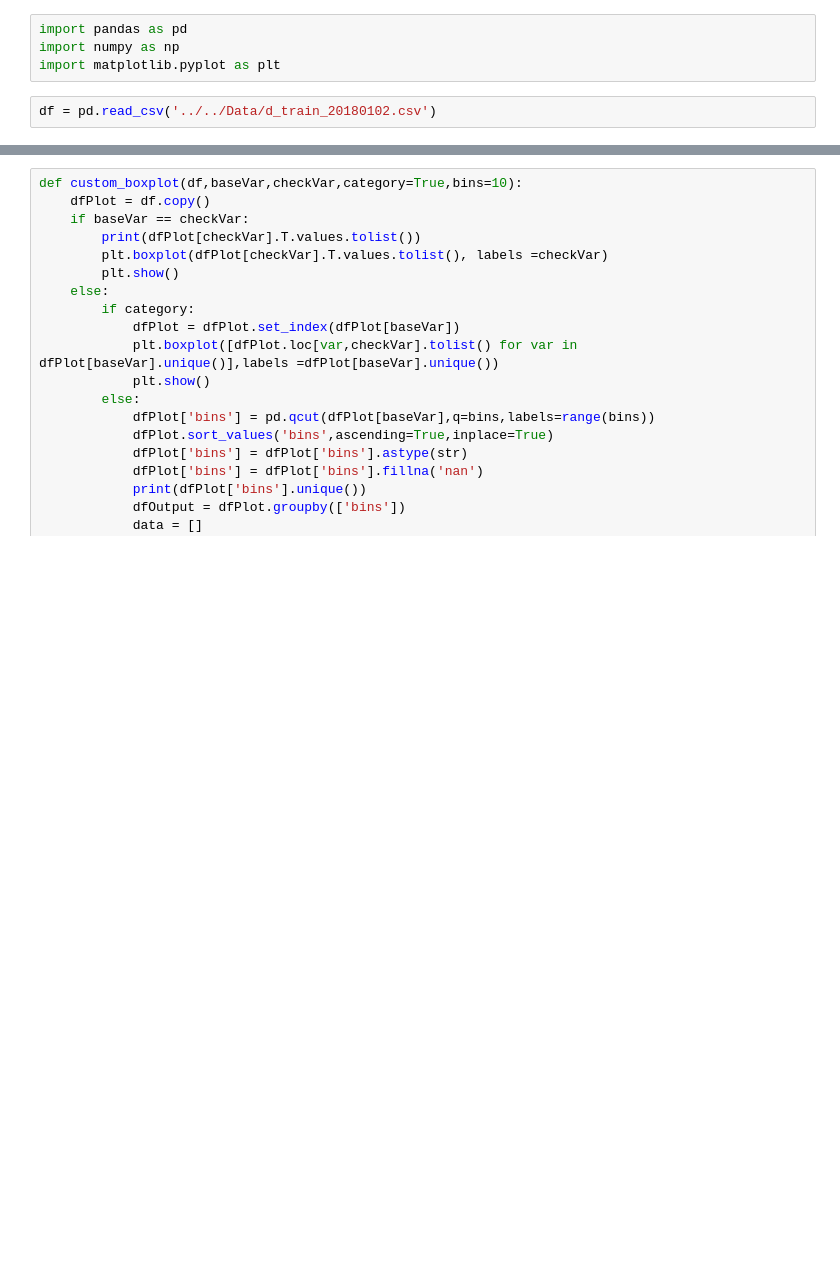
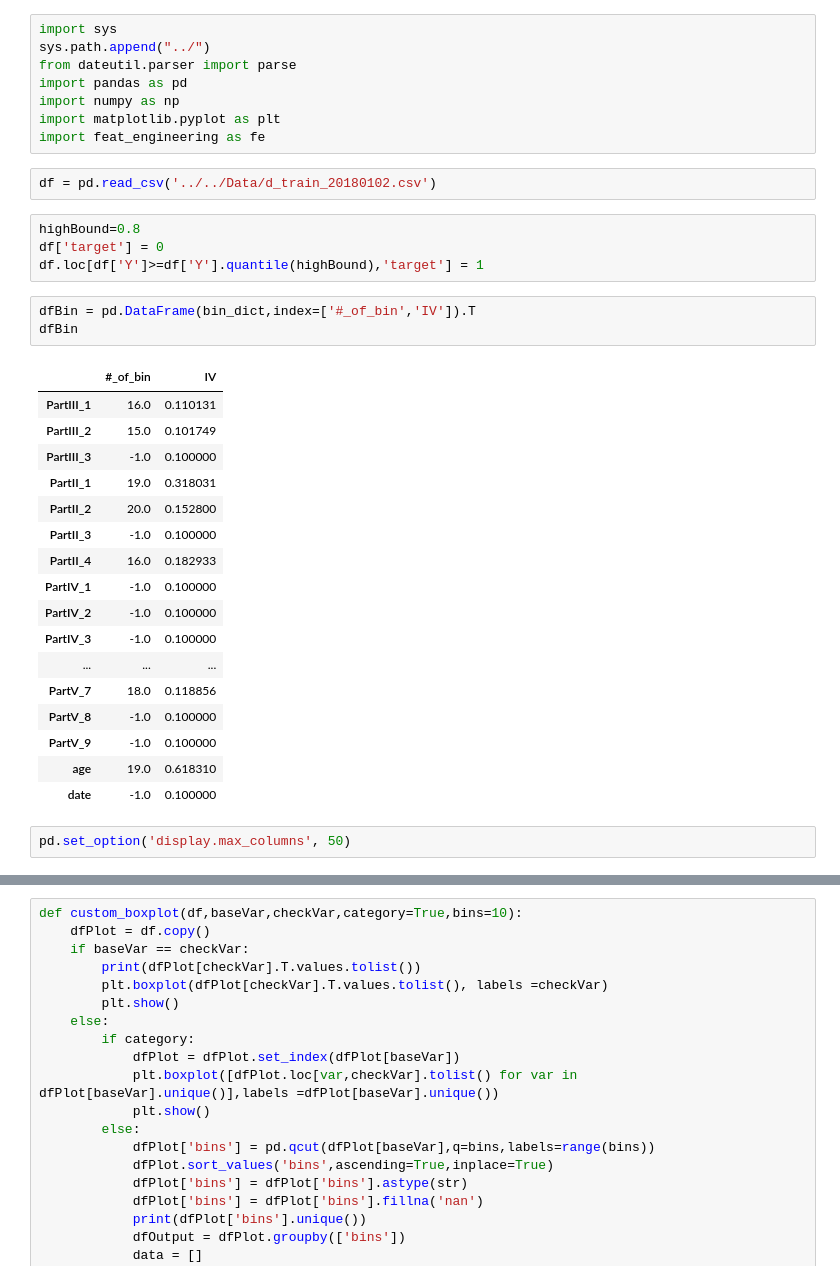
Before and after one commit to moneyml/DiabetesRisk, a Jupyter notebook: Code/Experiment/profiling.ipynb, the cells around one changed output, grey strips where cells are left out. Saved outputs shown, nothing was run; the diff lists cells and outputs as text; blank space fills up the shorter version.

```diff
--- a/Code/Experiment/profiling.ipynb
+++ b/Code/Experiment/profiling.ipynb
@@ -1,6 +1,37 @@
 # %%
+import sys
+sys.path.append("../")
+from dateutil.parser import parse
 import pandas as pd
 import numpy as np
 import matplotlib.pyplot as plt
+import feat_engineering as fe
 # %%
 df = pd.read_csv('../../Data/d_train_20180102.csv')
+# %%
+highBound=0.8
+df['target'] = 0
+df.loc[df['Y']>=df['Y'].quantile(highBound),'target'] = 1
+# %%
+dfBin = pd.DataFrame(bin_dict,index=['#_of_bin','IV']).T
+dfBin
+# %% [output]
+|  | #_of_bin | IV |
+| PartIII_1 | 16.0 | 0.110131 |
+| PartIII_2 | 15.0 | 0.101749 |
+| PartIII_3 | -1.0 | 0.100000 |
+| PartII_1 | 19.0 | 0.318031 |
+| PartII_2 | 20.0 | 0.152800 |
+| PartII_3 | -1.0 | 0.100000 |
+| PartII_4 | 16.0 | 0.182933 |
+| PartIV_1 | -1.0 | 0.100000 |
+| PartIV_2 | -1.0 | 0.100000 |
+| PartIV_3 | -1.0 | 0.100000 |
+| ... | ... | ... |
+| PartV_7 | 18.0 | 0.118856 |
+| PartV_8 | -1.0 | 0.100000 |
+| PartV_9 | -1.0 | 0.100000 |
+| age | 19.0 | 0.618310 |
+| date | -1.0 | 0.100000 |
+# %%
+pd.set_option('display.max_columns', 50)
```
Also changed, not shown: parts of 9 cells of this notebook, 5 other files.
